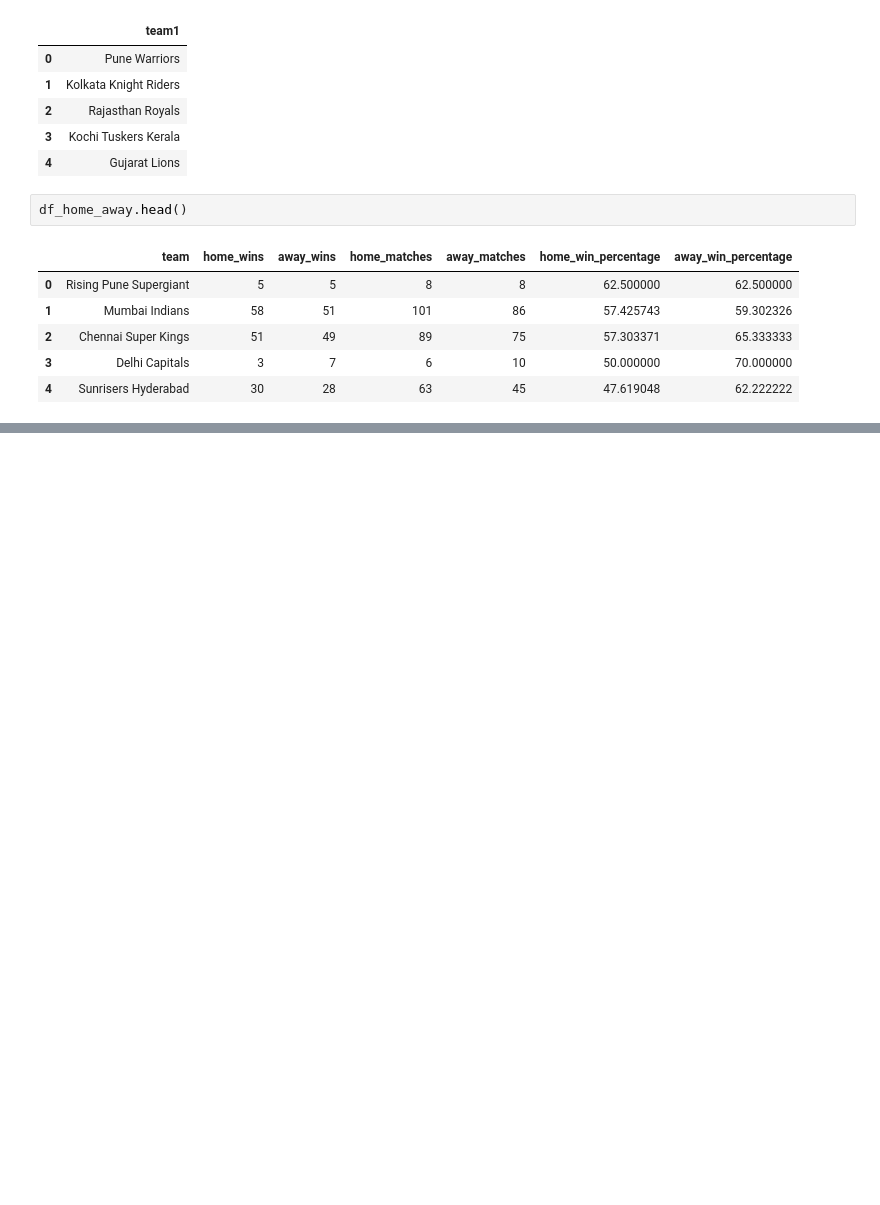
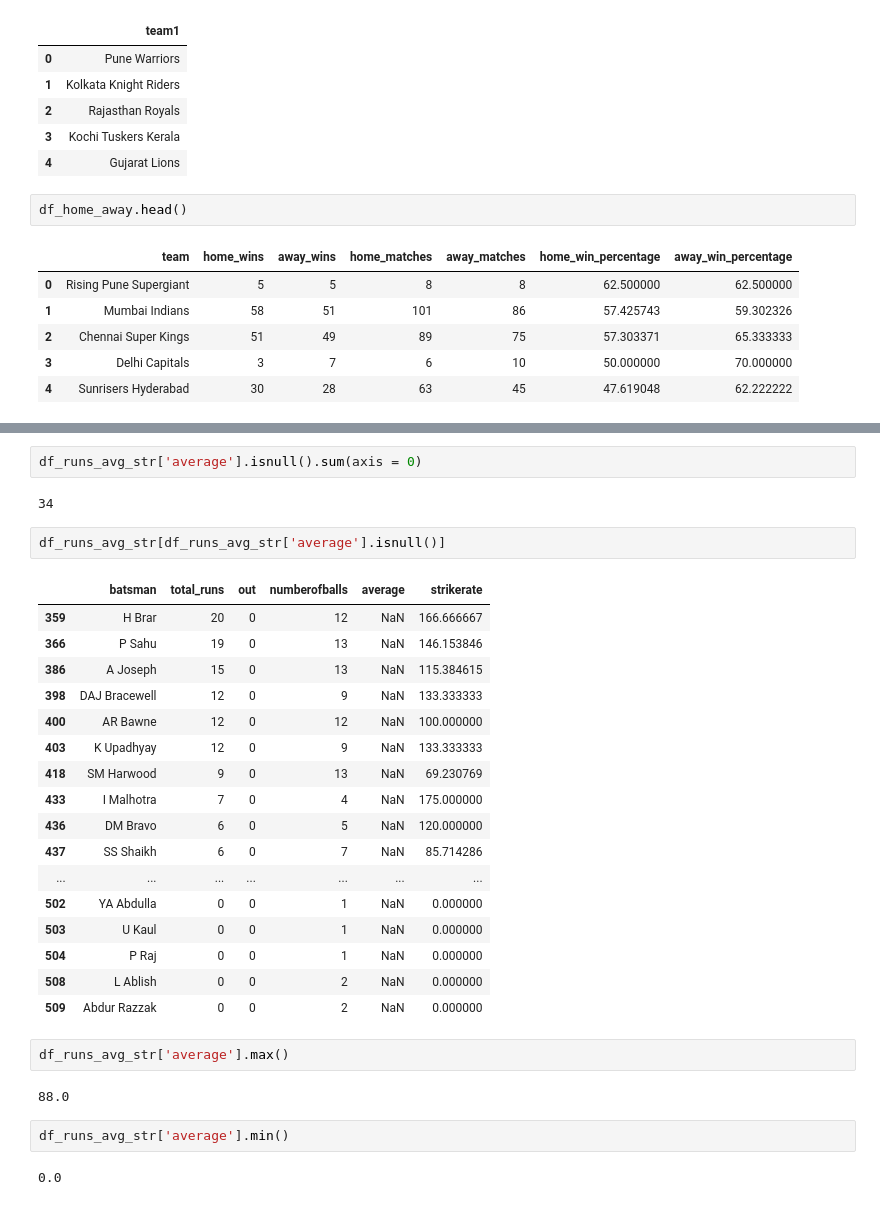
Before and after one commit to shivakumar17/IPL-anlysis, a Jupyter notebook: IPL_T20_Cricket_Analysis_Capstone_Project.ipynb, the cells around one changed output, grey strips where cells are left out. Cells and saved outputs as stored; diff of their text form; blank space fills up the shorter version.

```diff
--- a/IPL_T20_Cricket_Analysis_Capstone_Project.ipynb
+++ b/IPL_T20_Cricket_Analysis_Capstone_Project.ipynb
@@ -86,0 +112,32 @@ df_home_away.head()
+# %%
+df_runs_avg_str['average'].isnull().sum(axis = 0)
+# %% [output]
+34
+# %%
+df_runs_avg_str[df_runs_avg_str['average'].isnull()]
+# %% [output]
+|  | batsman | total_runs | out | numberofballs | average | strikerate |
+| 359 | H Brar | 20 | 0 | 12 | NaN | 166.666667 |
+| 366 | P Sahu | 19 | 0 | 13 | NaN | 146.153846 |
+| 386 | A Joseph | 15 | 0 | 13 | NaN | 115.384615 |
+| 398 | DAJ Bracewell | 12 | 0 | 9 | NaN | 133.333333 |
+| 400 | AR Bawne | 12 | 0 | 12 | NaN | 100.000000 |
+| 403 | K Upadhyay | 12 | 0 | 9 | NaN | 133.333333 |
+| 418 | SM Harwood | 9 | 0 | 13 | NaN | 69.230769 |
+| 433 | I Malhotra | 7 | 0 | 4 | NaN | 175.000000 |
+| 436 | DM Bravo | 6 | 0 | 5 | NaN | 120.000000 |
+| 437 | SS Shaikh | 6 | 0 | 7 | NaN | 85.714286 |
+| ... | ... | ... | ... | ... | ... | ... |
+| 502 | YA Abdulla | 0 | 0 | 1 | NaN | 0.000000 |
+| 503 | U Kaul | 0 | 0 | 1 | NaN | 0.000000 |
+| 504 | P Raj | 0 | 0 | 1 | NaN | 0.000000 |
+| 508 | L Ablish | 0 | 0 | 2 | NaN | 0.000000 |
+| 509 | Abdur Razzak | 0 | 0 | 2 | NaN | 0.000000 |
+# %%
+df_runs_avg_str['average'].max()
+# %% [output]
+88.0
+# %%
+df_runs_avg_str['average'].min()
+# %% [output]
+0.0
```
Also changed, not shown: parts of 12 cells of this notebook.
